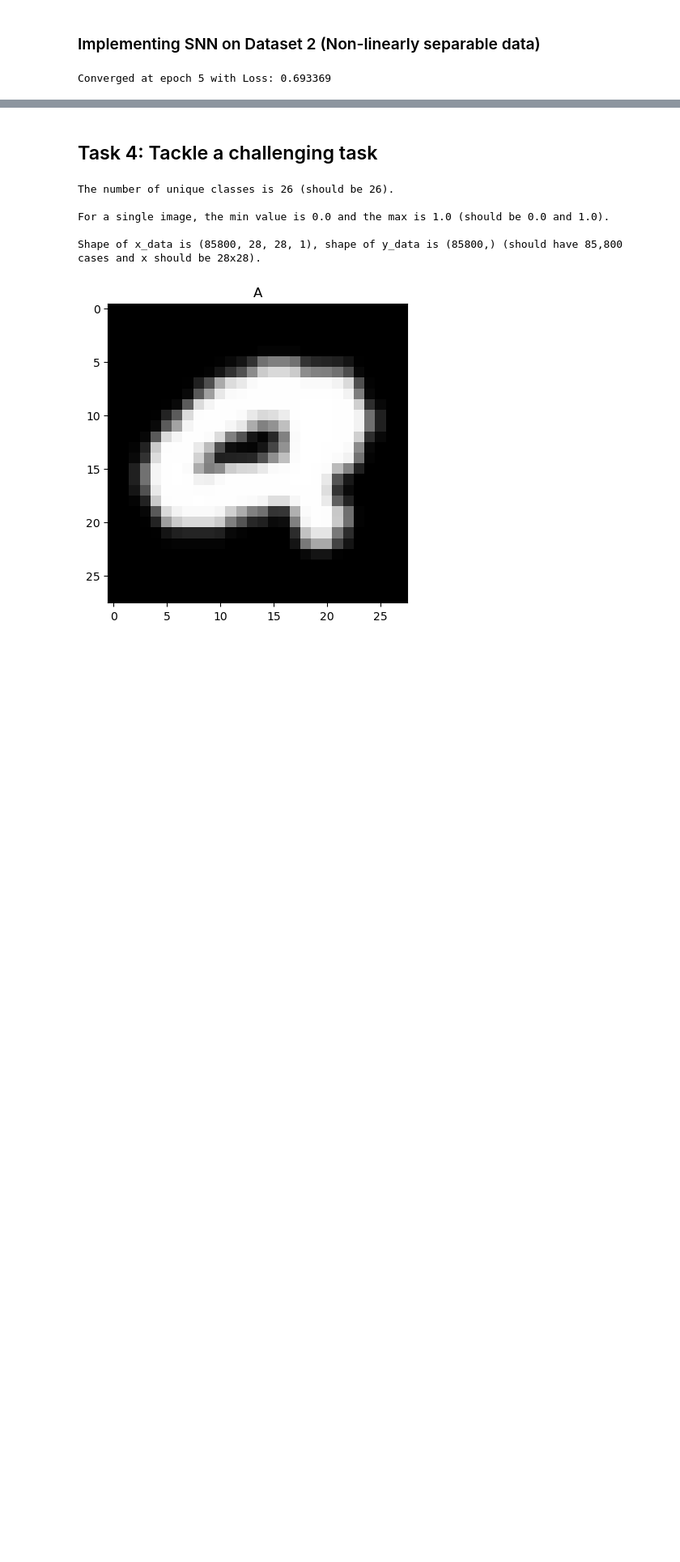
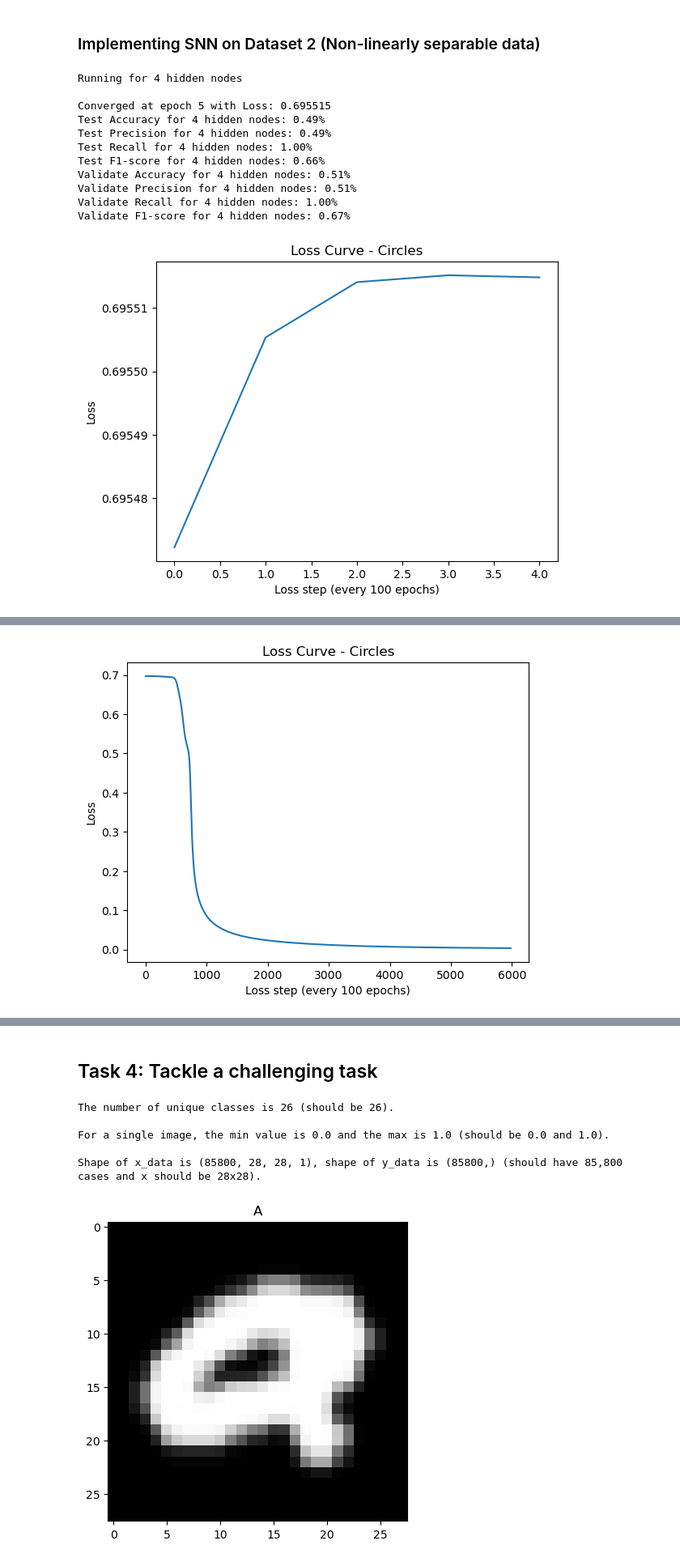
Before and after one commit to aakanksha1500/CT5133_DL_colab, a Jupyter notebook: DL_Assignment1_latest.ipynb, the cells around one changed output, grey strips where cells are left out. Shown at 81% size. Drawn from its saved outputs; the diff is of its cells as text; code cells hidden in the pictures; blank space fills up the shorter version.

```diff
--- a/DL_Assignment1_latest.ipynb
+++ b/DL_Assignment1_latest.ipynb
@@ -594,13 +774,45 @@ plt.show()
 # %% [markdown]
 ### Implementing SNN on Dataset 2 (Non-linearly separable data)
 # %%
-
 X_circles_train = X_train2.T
 Y_circles_train = Y_train2.reshape(1,-1)
+X_circles_test = X_test2.T
+Y_circles_test = Y_test2.reshape(1, -1)
+X_circles_val = X_val2.T
+Y_circles_val = Y_val2.reshape(1, -1)
 # %%
-params_circles, losses_circles,  converged_epoch= train_network(X_circles_train, Y_circles_train,
-                                  n_hidden=3,
-                                  learning_rate=0.001,
-                                  epochs=20000)
+for n_hidden in [4,10,17,26]:
+    print(f"Running for {n_hidden} hidden nodes")
+    params_circles_train, losses_circles_train, converged_epoch_train = train_network(X_circles_train, Y_circles_train, n_hidden=n_hidden, learning_rate=0.01, epochs=20000)
+    y_test_pred2 = predict(X_circles_test, params_circles_train)
+    SNN_test_accuracy2, SNN_test_precision2, SNN_test_recall2, SNN_test_f1_2 = evaluate(Y_circles_test, y_test_pred2)
+    print(f"Test Accuracy for {n_hidden} hidden nodes: {SNN_test_accuracy2:.2f}%")
+    print(f"Test Precision for {n_hidden} hidden nodes: {SNN_test_precision2:.2f}%")
+    print(f"Test Recall for {n_hidden} hidden nodes: {SNN_test_recall2:.2f}%")
+    print(f"Test F1-score for {n_hidden} hidden nodes: {SNN_test_f1_2:.2f}%")
+
+    y_val_pred2 = predict(X_circles_val, params_circles_train)
+    SNN_val_accuracy2, SNN_val_precision2, SNN_val_recall2, SNN_val_f1_2 = evaluate(Y_circles_val, y_val_pred2)
+    print(f"Validate Accuracy for {n_hidden} hidden nodes: {SNN_val_accuracy2:.2f}%")
+    print(f"Validate Precision for {n_hidden} hidden nodes: {SNN_val_precision2:.2f}%")
+    print(f"Validate Recall for {n_hidden} hidden nodes: {SNN_val_recall2:.2f}%")
+    print(f"Validate F1-score for {n_hidden} hidden nodes: {SNN_val_f1_2:.2f}%")
+
+    plt.plot(losses_circles_train)
+    plt.title("Loss Curve - Circles")
+    plt.xlabel("Loss step (every 100 epochs)")
+    plt.ylabel("Loss")
+    plt.show()
 # %% [output]
-Converged at epoch 5 with Loss: 0.693369
+Running for 4 hidden nodes
+
+Converged at epoch 5 with Loss: 0.695515
+Test Accuracy for 4 hidden nodes: 0.49%
+Test Precision for 4 hidden nodes: 0.49%
+Test Recall for 4 hidden nodes: 1.00%
+Test F1-score for 4 hidden nodes: 0.66%
+Validate Accuracy for 4 hidden nodes: 0.51%
+Validate Precision for 4 hidden nodes: 0.51%
+Validate Recall for 4 hidden nodes: 1.00%
+Validate F1-score for 4 hidden nodes: 0.67%
+[figure, added]
@@ -606,0 +836 @@ Converged at epoch 5 with Loss: 0.693369
+[figure, added]
```
Also changed, not shown: parts of 34 cells of this notebook.
